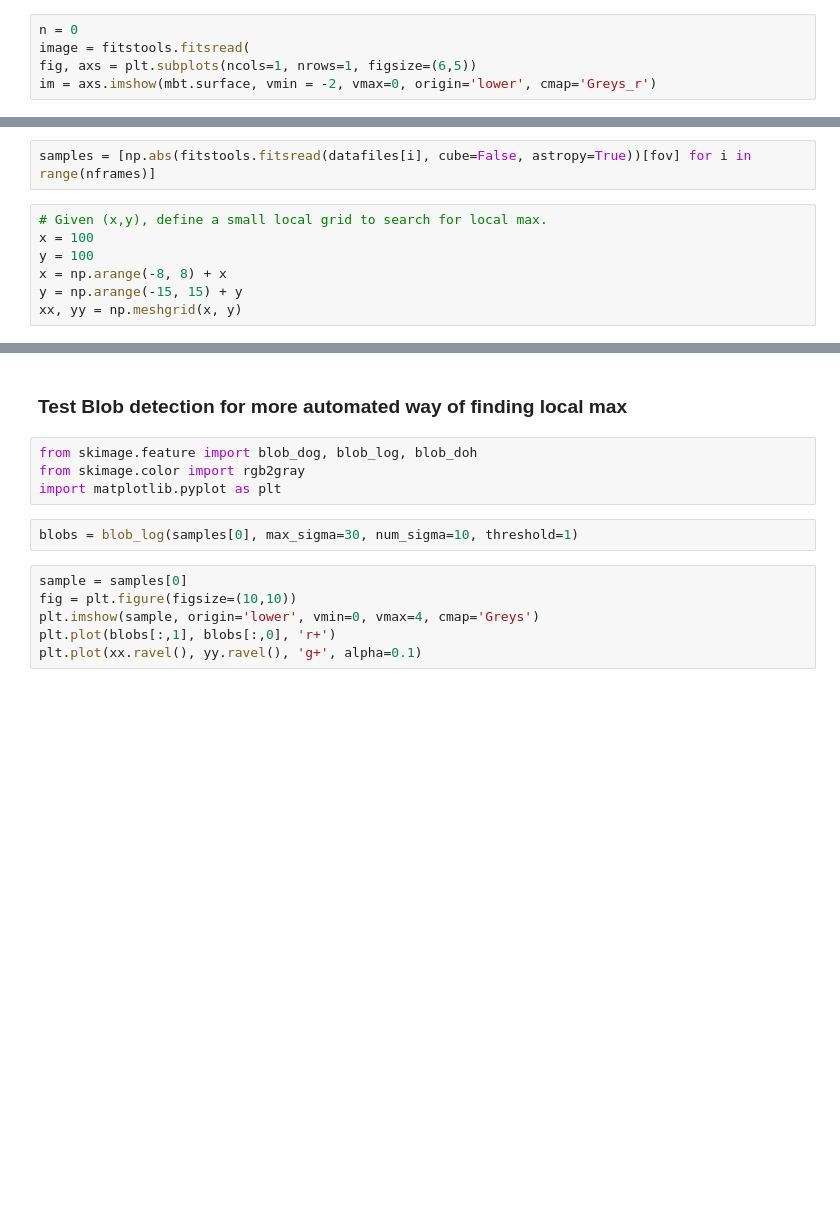
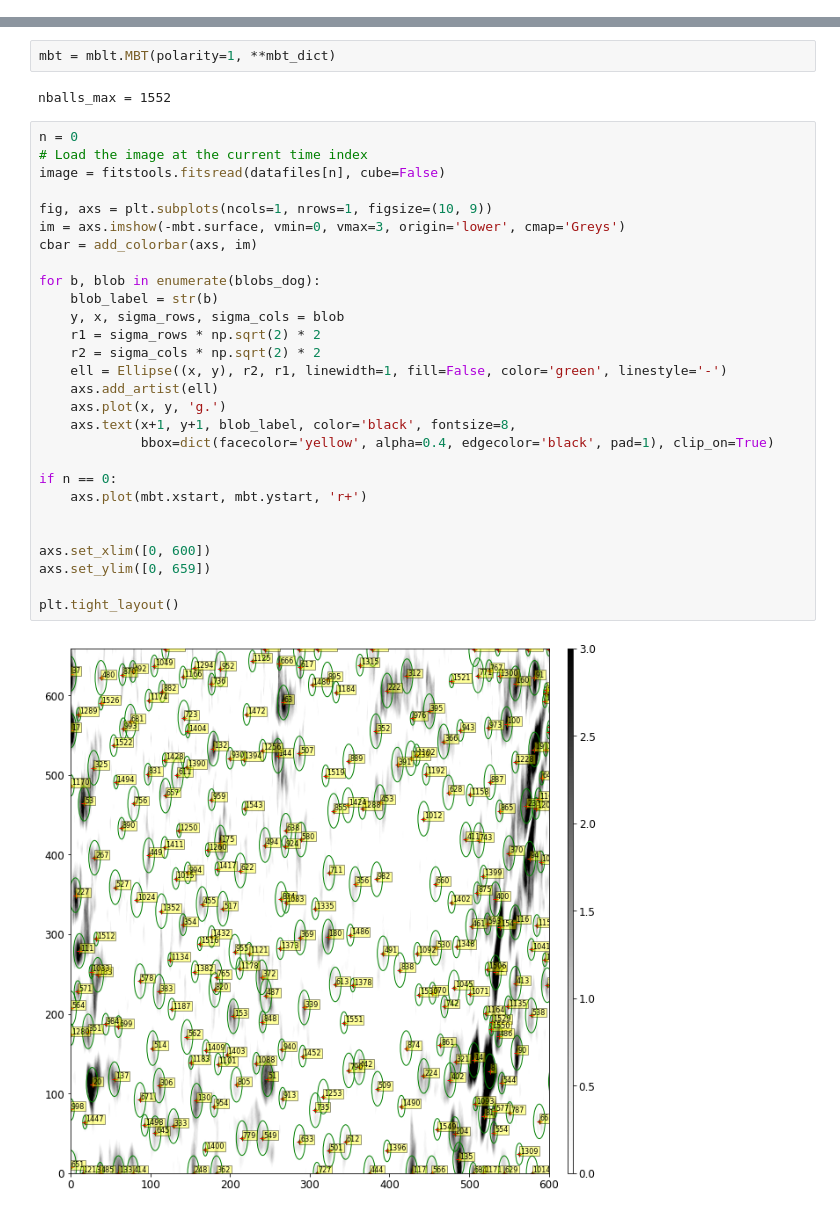
Before and after one commit to raphael-attie/sunflower, a Jupyter notebook: STEREO/make_training_set_mballtrack.ipynb, the cells around one changed output, grey strips where cells are left out. Cells and saved outputs as stored; diff of their text form; blank space fills up the shorter version.

```diff
--- a/STEREO/make_training_set_mballtrack.ipynb
+++ b/STEREO/make_training_set_mballtrack.ipynb
@@ -85,5 +71,0 @@ axs.set_ylim([0, 659])
-# %%
-n = 0
-image = fitstools.fitsread(
-fig, axs = plt.subplots(ncols=1, nrows=1, figsize=(6,5))
-im = axs.imshow(mbt.surface, vmin = -2, vmax=0, origin='lower', cmap='Greys_r')
@@ -99,9 +71,0 @@ df.set_index('x', inplace=True)
-# %%
-samples = [np.abs(fitstools.fitsread(datafiles[i], cube=False, astropy=True))[fov] for i in range(nframes)]
-# %%
-# Given (x,y), define a small local grid to search for local max.
-x = 100
-y = 100
-x = np.arange(-8, 8) + x
-y = np.arange(-15, 15) + y
-xx, yy = np.meshgrid(x, y)
@@ -150,14 +72,34 @@ show(bkapp)
-# %% [markdown]
-### Test Blob detection for more automated way of finding local max
-# %%
-from skimage.feature import blob_dog, blob_log, blob_doh
-from skimage.color import rgb2gray
-import matplotlib.pyplot as plt
-# %%
-blobs = blob_log(samples[0], max_sigma=30, num_sigma=10, threshold=1)
-# %%
-sample = samples[0]
-fig = plt.figure(figsize=(10,10))
-plt.imshow(sample, origin='lower', vmin=0, vmax=4, cmap='Greys')
-plt.plot(blobs[:,1], blobs[:,0], 'r+')
-plt.plot(xx.ravel(), yy.ravel(), 'g+', alpha=0.1)
+# %%
+mbt = mblt.MBT(polarity=1, **mbt_dict)
+# %% [output]
+nballs_max = 1552
+# %%
+n = 0
+# Load the image at the current time index
+image = fitstools.fitsread(datafiles[n], cube=False)
+
+fig, axs = plt.subplots(ncols=1, nrows=1, figsize=(10, 9))
+im = axs.imshow(-mbt.surface, vmin=0, vmax=3, origin='lower', cmap='Greys')
+cbar = add_colorbar(axs, im)
+
+for b, blob in enumerate(blobs_dog):
+    blob_label = str(b)
+    y, x, sigma_rows, sigma_cols = blob
+    r1 = sigma_rows * np.sqrt(2) * 2
+    r2 = sigma_cols * np.sqrt(2) * 2
+    ell = Ellipse((x, y), r2, r1, linewidth=1, fill=False, color='green', linestyle='-')
+    axs.add_artist(ell)
+    axs.plot(x, y, 'g.')
+    axs.text(x+1, y+1, blob_label, color='black', fontsize=8,
+             bbox=dict(facecolor='yellow', alpha=0.4, edgecolor='black', pad=1), clip_on=True)
+
+if n == 0:
+    axs.plot(mbt.xstart, mbt.ystart, 'r+')
+
+
+axs.set_xlim([0, 600])
+axs.set_ylim([0, 659])
+
+plt.tight_layout()
+# %% [output]
+[figure, added]
```
Also changed, not shown: parts of 12 cells of this notebook, 1 other file.
